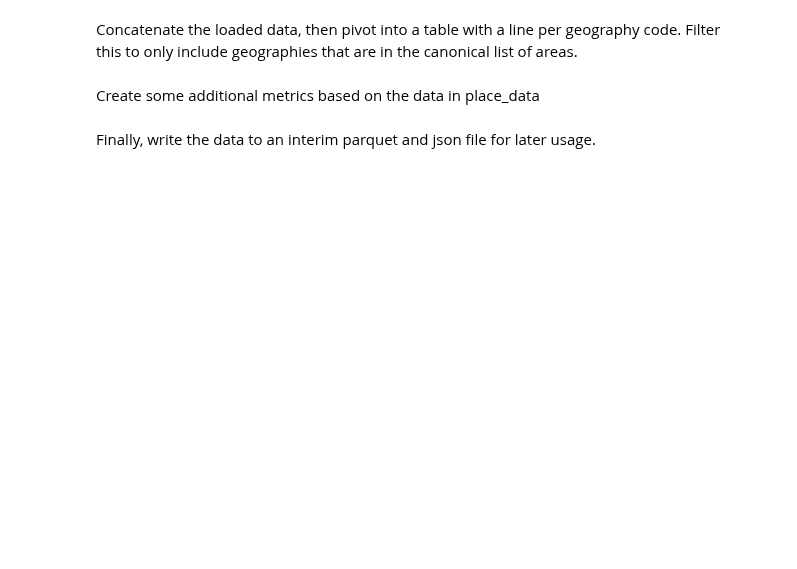
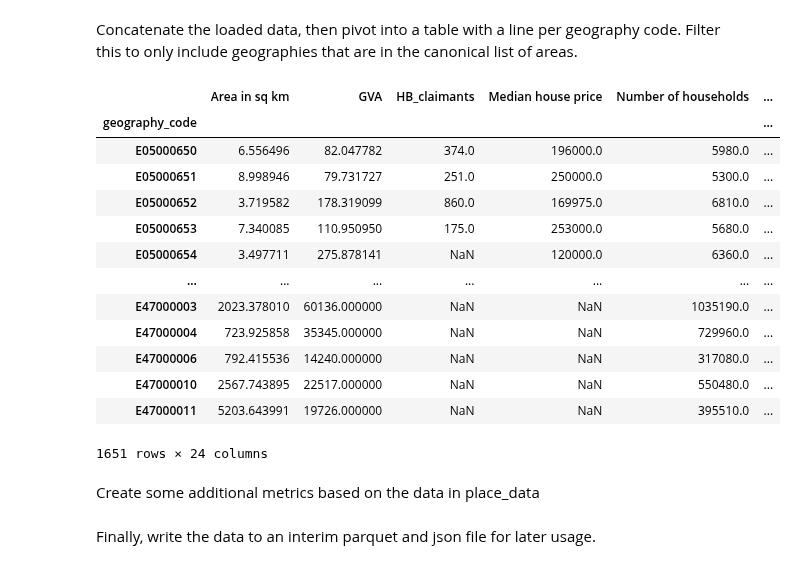
Before and after one commit to open-innovations/jrf-insight, a Jupyter notebook: pipelines/place/transform.ipynb, the cells around one changed output. Drawn from its saved outputs; the diff is of its cells as text; code cells hidden in the pictures; blank space fills up the shorter version.

```diff
--- a/pipelines/place/transform.ipynb
+++ b/pipelines/place/transform.ipynb
@@ -92,26 +179,2 @@ number_of_children
 # %% [markdown]
 ### `households_in_poverty`
-# %%
-#number of households in poverty
-households_in_poverty = pd.read_csv(f'{DATA_DIR}/hbai/Type of Individual by Age Category.csv')
-households_in_poverty = households_in_poverty[households_in_poverty.variable_name == "In low income (below threshold)"]
-
-def three_year_average(data):
-    #@TODO function will need work to account for 3 year average of any period given.
-    #filtering out 2020-21 as no data was collected
-    data = data[data["Financial Year"] != "2020-21"]
-    #getting a list of dates
-    dates = data["Financial Year"].unique()
-    most_recent_dates = list(dates[-2:])
-    #print(most_recent)
-    data = data[data["Financial Year"].isin(most_recent_dates)]
-    #calculating a 2 year average according to user guidance
-    data = data.groupby('geography_code').sum(numeric_only=True) / len(most_recent_dates)
-    #rounding to nearest 0.1mil, according to user guidance.
-    data = data.round(-5).reset_index()
-    return data
-
-households_in_poverty = three_year_average(households_in_poverty)
-
-households_in_poverty['variable_name'] = 'Households in poverty'
-households_in_poverty
@@ -119,10 +232,9 @@ households_in_poverty
 ### `savings`
 # %%
 savings = pd.read_csv(f'{DATA_DIR}/hbai/Savings and Investments of Adults in the Family of the Individual.csv')
-savings = savings[savings['Financial Year'] == max(savings['Financial Year'])]
+#savings = savings[savings['Financial Year'] == max(savings['Financial Year'])]
 savings = savings[savings.variable_name == 'In low income (below threshold)']
 savings = savings[savings['Savings and Investments of Adults in the Family of the Individual'] == 'No savings']
-savings = three_year_average(savings)
-savings['variable_name'] = 'households_low_income_no_savings'
+savings = three_year_average(savings, 'people_low_income_households_no_savings', 'Financial Year', ['geography_code'])
+savings = savings[savings.date == max(savings.date)]
 savings
-#save each geog_code into 'src/place/EXXXXXX/_data/' and then can build the visualisations in place.njk on a conidtional statement if that data exists.
@@ -193,28 +363,43 @@ Concatenate the loaded data, then pivot into a table with a line per geography c
 # %%
 place_data = pd.concat([
     population_data,
     area_of_place,
     gva,
     households,
     council_tax_data,
     clif_data,
     number_of_children,
     savings,
     imd,
     house_prices,
-    households_in_poverty,
+    hbai_total,
     unemployment,
     economic_inactivity,
     imd_children,
     imd_older_people,
     housing_benefit,
     smi,
     homelessness
 ]).pivot(index='geography_code', columns='variable_name', values='value')
 place_data = place_data.loc[place_data.index.isin(get_place_list())]
 place_data = place_data.merge(get_place_data(), left_index=True, right_index=True, how='outer')
 place_data.index.name = 'geography_code'
 place_data
+# %% [output]
+|  | Area in sq km | GVA | HB_claimants | Median house price | Number of households | ... |
+| geography_code |  |  |  |  |  | ... |
+| E05000650 | 6.556496 | 82.047782 | 374.0 | 196000.0 | 5980.0 | ... |
+| E05000651 | 8.998946 | 79.731727 | 251.0 | 250000.0 | 5300.0 | ... |
+| E05000652 | 3.719582 | 178.319099 | 860.0 | 169975.0 | 6810.0 | ... |
+| E05000653 | 7.340085 | 110.950950 | 175.0 | 253000.0 | 5680.0 | ... |
+| E05000654 | 3.497711 | 275.878141 | NaN | 120000.0 | 6360.0 | ... |
+| ... | ... | ... | ... | ... | ... | ... |
+| E47000003 | 2023.378010 | 60136.000000 | NaN | NaN | 1035190.0 | ... |
+| E47000004 | 723.925858 | 35345.000000 | NaN | NaN | 729960.0 | ... |
+| E47000006 | 792.415536 | 14240.000000 | NaN | NaN | 317080.0 | ... |
+| E47000010 | 2567.743895 | 22517.000000 | NaN | NaN | 550480.0 | ... |
+| E47000011 | 5203.643991 | 19726.000000 | NaN | NaN | 395510.0 | ... |
+1651 rows × 24 columns
 # %% [markdown]
 Create some additional metrics based on the data in place_data
 # %%
```
Also changed, not shown: parts of 17 cells of this notebook, 12 other files.
